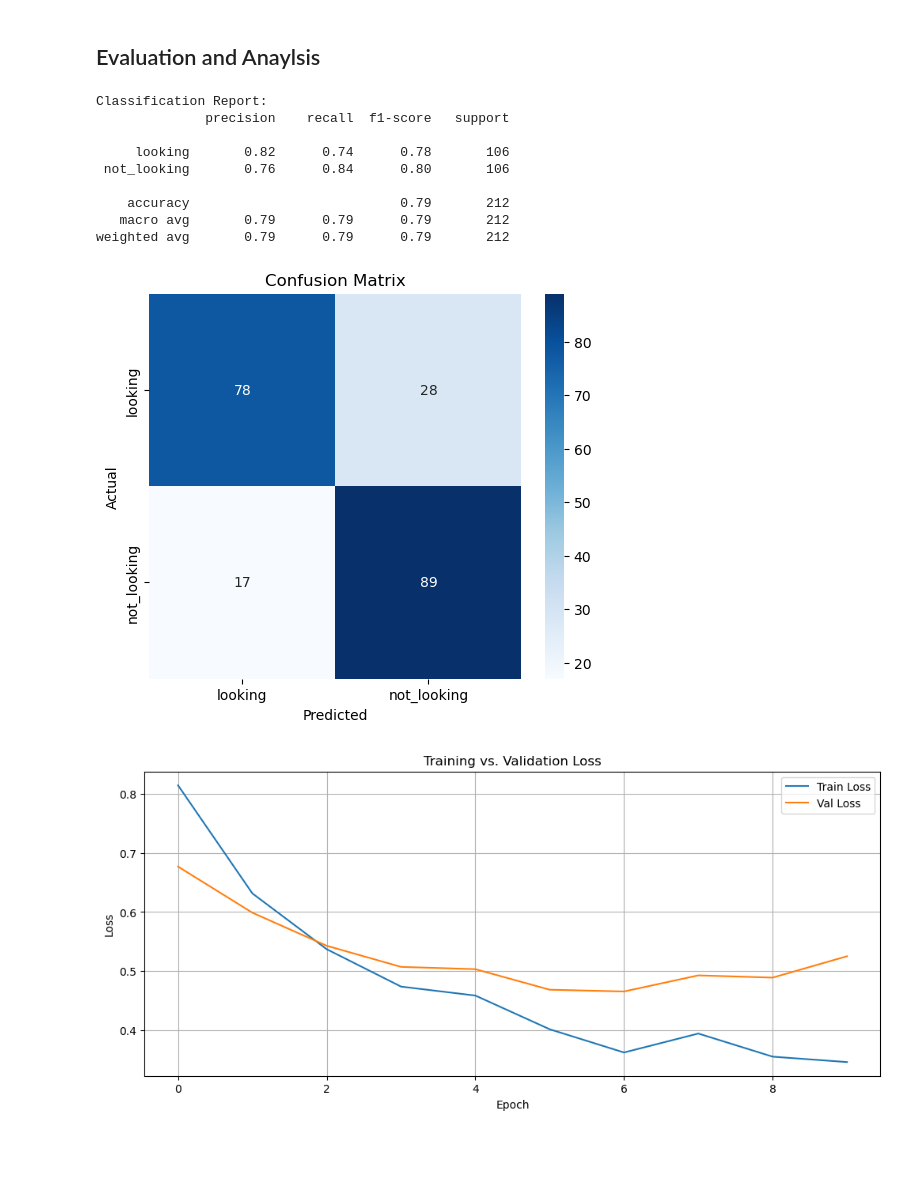
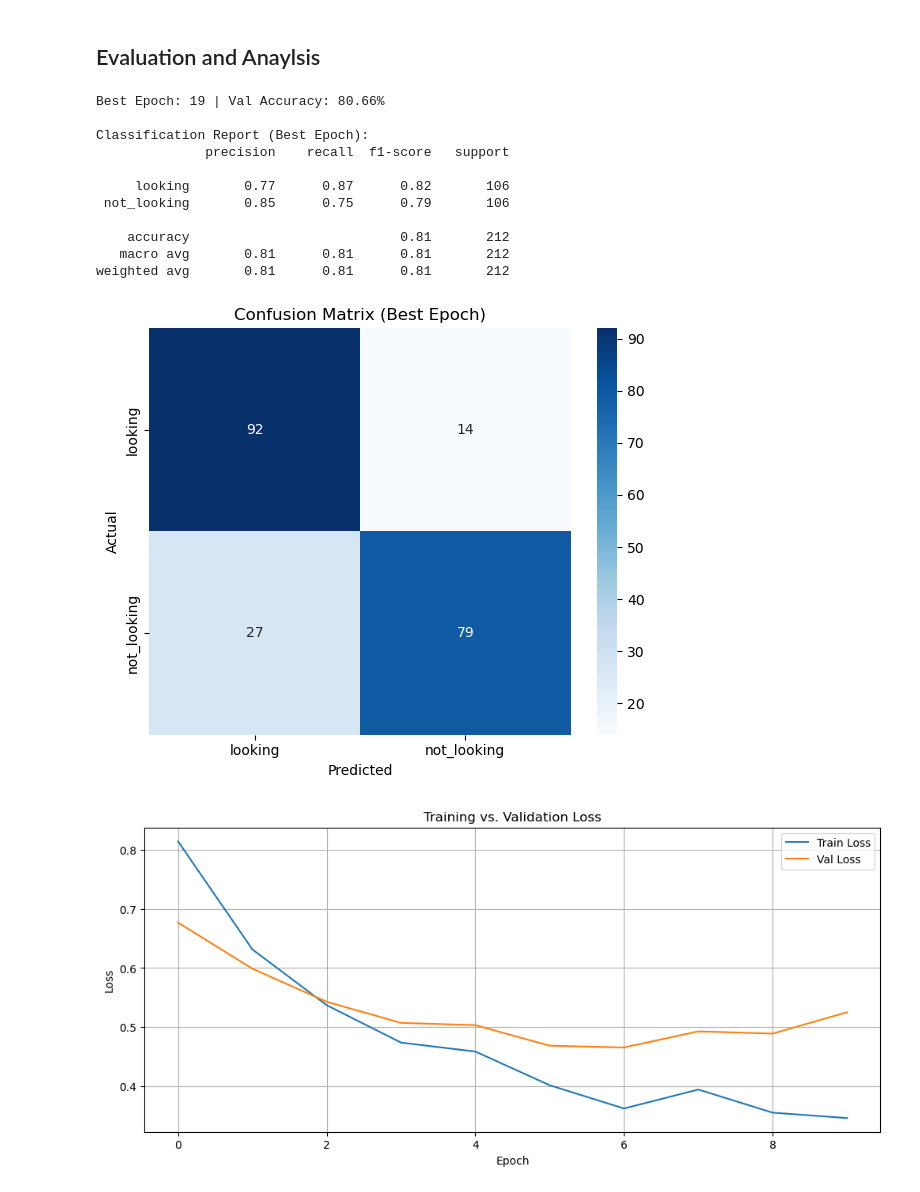
Before and after one commit to fahrel-fh2206836/helmet-pose-detector, a Jupyter notebook: EfficientNet-PreTrained.ipynb, the cells around one changed output. Drawn from its saved outputs; the diff is of its cells as text; code cells hidden in the pictures; blank space fills up the shorter version.

Commit message:
Efficientnet

```diff
--- a/EfficientNet-PreTrained.ipynb
+++ b/EfficientNet-PreTrained.ipynb
@@ -333,10 +318,9 @@ from itertools import product
 import time
 
 param_grid = {
-    "batch_size": [8, 16, 32],
-    "lr": [0.01, 0.001, 0.0001],
-    "epochs": [5, 10],
-    "optimizer": ["Adam"]
+    "batch_size": [8, 16, 32], # 64 batch size stops with EfficientNet, overloads GPU memory
+    "lr": [0.01, 0.001, 0.0001, 0.00001],
+    "epochs": [10]
 }
 
 all_params = list(product(*param_grid.values()))
@@ -356,10 +340,7 @@ for params in all_params:
     model = EfficientNetB3PartialFineTune(num_classes=2, freeze_until='6').to(device)
     criterion = nn.CrossEntropyLoss()
 
-    if config['optimizer'] == 'SGD':
-        optimizer = torch.optim.SGD(filter(lambda p: p.requires_grad, model.parameters()), lr=config['lr'])
-    else:
-        optimizer = torch.optim.Adam(filter(lambda p: p.requires_grad, model.parameters()), lr=config['lr'])
+    optimizer = torch.optim.Adam(filter(lambda p: p.requires_grad, model.parameters()), lr=config['lr'])
 
     # Train and evaluate
     start = time.time()
@@ -370,7 +351,6 @@ for params in all_params:
     print(f"Val Acc: {val_acc:.4f} | Val Loss: {val_loss:.4f} | Time: {end-start:.2f}s")
     results.append({
         'lr': config['lr'],
-        'optimizer': config['optimizer'],
         'batch_size': config['batch_size'],
         'epochs': config['epochs'],
         'val_acc': val_acc,
@@ -399,10 +394,12 @@ Final Hyperparameters:
 * Loss Function: CrossEntropyLoss
 # %%
 best_config = {
-    'lr': 0.001,
+    'lr': 0.0001,
     'optimizer': 'Adam',
     'batch_size': 32,
-    'epochs': 15
+    'epochs': 20,
+    'patience': 7,
+    'weight_decay': 1e-4
 }
 # %%
 # Prepare full dataset, dividing into testing and training.
@@ -432,9 +429,13 @@ full_val_dataset = TransformedSubset(val_dataset, val_transform)
 train_loader = DataLoader(full_train_dataset, batch_size=best_config['batch_size'], shuffle=True)
 val_loader = DataLoader(full_val_dataset, batch_size=best_config['batch_size'], shuffle=False)
 # %%
-model = BaselineCNN().to(device)
+model = EfficientNetB3PartialFineTune().to(device)
 criterion = nn.CrossEntropyLoss()
-optimizer = torch.optim.Adam(model.parameters(), lr=best_config['lr'])
+optimizer = torch.optim.Adam(
+    filter(lambda p: p.requires_grad, model.parameters()),
+    lr=best_config['lr'],
+    weight_decay=best_config['weight_decay']
+)
 # %%
 # --- METRICS TRACKING ---
 train_losses = []
@@ -525,27 +543,38 @@ Epoch 10/10 - Train Loss: 0.3459 - Train Acc: 0.8415 - Val Loss: 0.5251 - Val Ac
 # %% [markdown]
 ## Evaluation and Anaylsis
 # %%
-print("\nClassification Report:")
-print(classification_report(all_labels, all_preds, target_names=dataset.classes))
+from sklearn.metrics import classification_report
+
+model.load_state_dict(best_model_state)
+
+print(f"\nBest Epoch: {best_epoch} | Val Accuracy: {best_val_acc:.2f}%")
+
+print("\nClassification Report (Best Epoch):")
+print(classification_report(best_labels, best_preds, target_names=dataset.classes))
 # %% [output]
-Classification Report:
+Best Epoch: 19 | Val Accuracy: 80.66%
+
+Classification Report (Best Epoch):
               precision    recall  f1-score   support
 
-     looking       0.82      0.74      0.78       106
- not_looking       0.76      0.84      0.80       106
+     looking       0.77      0.87      0.82       106
+ not_looking       0.85      0.75      0.79       106
 
-    accuracy                           0.79       212
-   macro avg       0.79      0.79      0.79       212
-weighted avg       0.79      0.79      0.79       212
+    accuracy                           0.81       212
+   macro avg       0.81      0.81      0.81       212
+weighted avg       0.81      0.81      0.81       212
 # %%
 # --- CONFUSION MATRIX ---
-cm = confusion_matrix(all_labels, all_preds)
-plt.figure(figsize=(6,5))
-sns.heatmap(cm, annot=True, fmt='d', cmap='Blues', xticklabels=dataset.classes, yticklabels=dataset.classes)
-plt.title("Confusion Matrix")
+cm = confusion_matrix(best_labels, best_preds)
+plt.figure(figsize=(6, 5))
+sns.heatmap(cm, annot=True, fmt='d', cmap='Blues',
+            xticklabels=dataset.classes,
+            yticklabels=dataset.classes)
+plt.title("Confusion Matrix (Best Epoch)")
 plt.xlabel("Predicted")
 plt.ylabel("Actual")
+plt.tight_layout()
 plt.show()
 # %% [output]
-[figure, old version]
+[figure, new version]
 # %%
```
Also changed, not shown: parts of 11 cells of this notebook, 1 other file.
